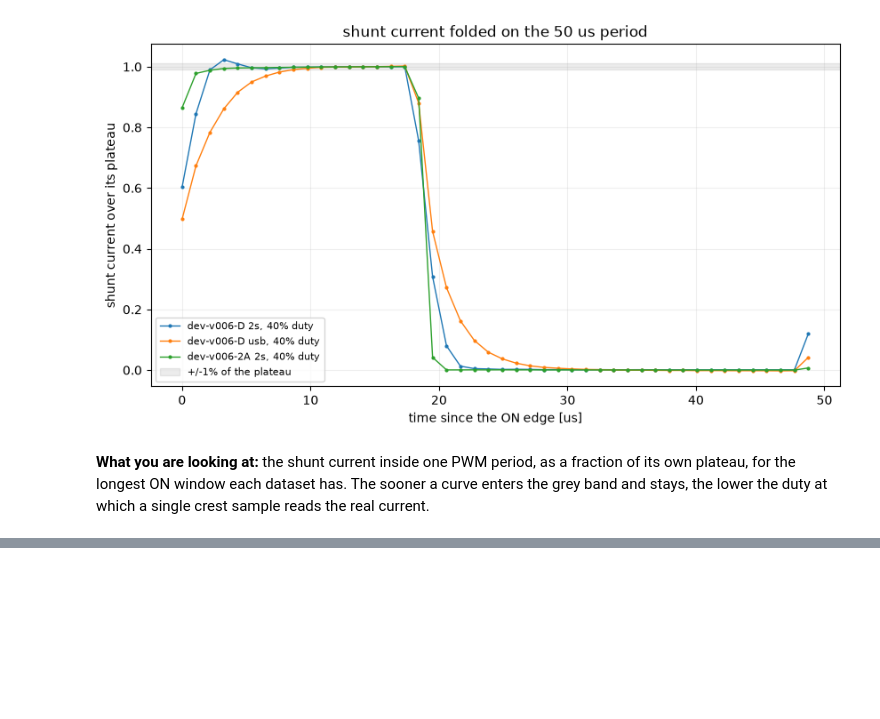
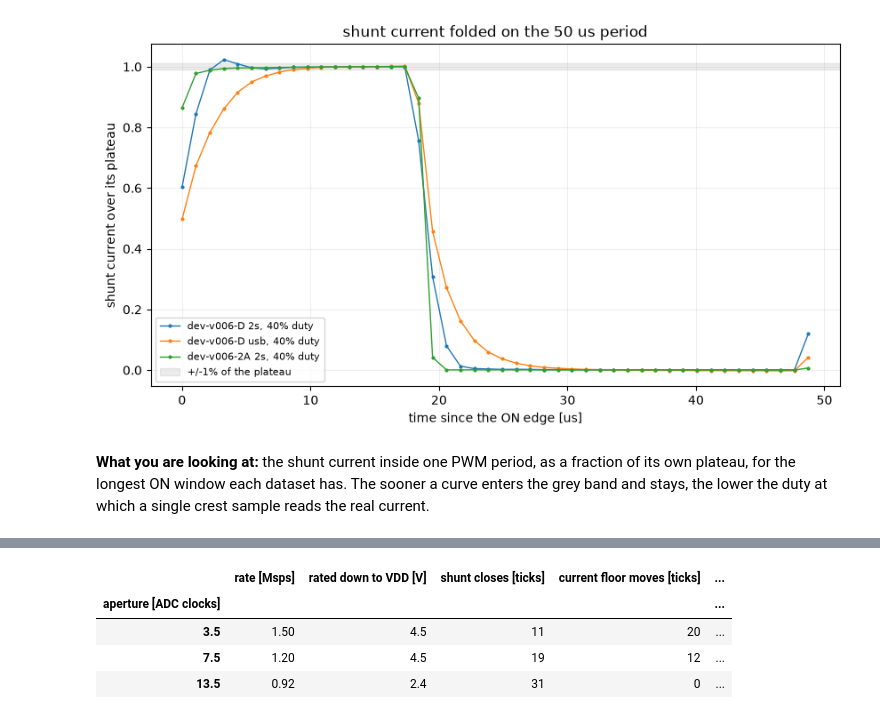
Before and after one commit to OpenServoCore/open-servo-core, a Jupyter notebook: notebooks/10-sense-chain-boards.ipynb, the cells around one changed output, grey strips where cells are left out. Cells and saved outputs as stored; diff of their text form; code cells hidden in the pictures; blank space fills up the shorter version.

```diff
--- a/notebooks/10-sense-chain-boards.ipynb
+++ b/notebooks/10-sense-chain-boards.ipynb
@@ -868,0 +1150,17 @@ the bridge off.
+# %%
+for k, d in GDS.items():
+    b = d.board
+    duties = sorted(dd for kk, dd in FINE if kk == k)
+    shape = {}
+    for duty in duties:
+        p = FINE[(k, duty)]
+        ref = p[(p.index >= 130) & (p.index <= 170)].mean()
+        shape[f"{duty}%, {ref:.2f} A"] = (p / ref).reindex([-8, 0, 8, 16, 24, 48, 96]).round(3)
+    print(LABEL[k], "- each fold over its own reading 130-170 ticks after the half-way point")
+    print(pd.DataFrame(shape).T.to_string())
+    p = FINE[(k, duties[-1])]
+    seg = (p / p[(p.index >= 130) & (p.index <= 170)].mean())[(p.index >= 0) & (p.index <= 24)]
+    tau = -1 / np.polyfit(seg.index, np.log(1 - seg), 1)[0]
+    slope = (p * b.shunt_ohm * b.amp_gain).diff().max() / 4 * 48     # V/us at the amplifier output
+    print(f"  half-way to 24 ticks closes with a time constant of {tau:.1f} ticks ({tau / 48 * 1e3:.0f} ns); "
+          f"steepest {slope:.1f} V/us at the amplifier output\n")
@@ -868,0 +1202,76 @@ the bridge off.
+# %%
+TAP_CAP_PF = {"dev-v006-D": 150, "dev-v006-2A": 100}     # Cv on each board, from its notes
+rows = []
+for k, d in GDS.items():
+    if d.supply != "2s":
+        continue
+    b = d.board
+    r_th = b.vmotor_div_top * b.vmotor_div_bot / (b.vmotor_div_top + b.vmotor_div_bot)
+    rc = r_th * TAP_CAP_PF[b.key] * 1e-12 * 48e6
+    taps = [("A", "vmotor_a", "+", 1)] + ([("B", "vmotor_b", "-", 2)] if ROUTE[k] == "ab" else [])
+    for name, col, sgn, slot in taps:
+        lv = []
+        for cap in d.captures("ladder"):
+            for rec in d.recordings("ladder", cap):
+                df = frame(rec)
+                vb = df[df["seg"] == 0][col].median()
+                for seg, g in df[df["seg"] > 0].groupby("seg"):
+                    g = settled(g)
+                    q = g["duty_q15"].median()
+                    if len(g) < 20 or (q > 0) != (sgn == "+"):
+                        continue
+                    bias = g["vmotor_b"].mean() if ROUTE[k] == "a" else vb
+                    lv.append({"ticks": drive_ticks(q, b), "v": b.term_v(g[col].mean(), bias)})
+        lv = pd.DataFrame(lv).groupby("ticks")["v"].mean()
+        full = lv[(lv.index > lv.index.min() + 24) & (lv.index <= 300)].median()
+        part = lv[(lv / full > 0.1) & (lv / full < 0.9)]
+        for h, v in part.items():
+            # f = exp(-late / RC): how long after the fall began the sample closed
+            cut = h + rc * np.log(full / v)
+            rows.append({"dataset": LABEL[k], "tap": name, "rung [ticks]": h, "reads [% of high]": v / full * 100,
+                         "RC [ticks]": rc, "stops seeing the window [ticks]": cut,
+                         "sample closes [ticks]": sample_close(slot),
+                         "turn-off lag [ticks]": sample_close(slot) - cut})
+TAPS = pd.DataFrame(rows)
+print(TAPS.round(1).to_string(index=False))
+LAG = TAPS["turn-off lag [ticks]"].mean()
+print(f"\ntap B on either board stops seeing the window about {sample_close(2) - LAG:.0f} ticks after the crest\n")
+
+# The same geometry with a shorter aperture on slots 0-2. A tap's 100 pF holds the sample cap's
+# 4 pF (datasheet Table 3-23) to a 3.8% kick at connection, which the tap recovers through its
+# Thevenin resistance; the step is tap B after tap A with A driven and B low.
+d2a = next(d for d in GDS.values() if d.board.key == "dev-v006-2A")
+b = d2a.board
+
+
+def tap_raw(d, col, sgn, ticks):
+    vals = []
+    for cap in d.captures("ladder"):
+        for rec in d.recordings("ladder", cap):
+            for seg, g in frame(rec).groupby("seg"):
+                g = settled(g)
+                q = g["duty_q15"].median() if len(g) else 0
+                if seg > 0 and len(g) >= 20 and drive_ticks(q, d.board) == ticks and (q > 0) == (sgn == "+"):
+                    vals.append(g[col].mean())
+    return np.mean(vals)
+
+
+# tap A driven high less tap A driven low, both at the 25% rungs
+step = tap_raw(d2a, "vmotor_a", "+", 300) - tap_raw(d2a, "vmotor_a", "-", 300)
+print(f"tap B after tap A at full swing: a {step:.0f}-count step")
+r_th = b.vmotor_div_top * b.vmotor_div_bot / (b.vmotor_div_top + b.vmotor_div_bot)
+c_adc, c_tap = 4e-12, 100e-12
+rows = []
+for cycles in (3.5, 7.5, 13.5):
+    ap = int(cycles * 2)
+    t_ap = cycles / 24e6
+    rows.append({"aperture [ADC clocks]": cycles, "rate [Msps]": 24 / (cycles + 12.5),
+                 "rated down to VDD [V]": 2.4 if 24 / (cycles + 12.5) <= 1 else 4.5,
+                 "shunt closes [ticks]": sample_close(0, ap),
+                 "current floor moves [ticks]": APERTURE_TICKS - ap,
+                 "tap B closes [ticks]": sample_close(2, ap),
+                 "tap B floor [ticks]": sample_close(2, ap) - LAG,
+                 "tap residual after the aperture [counts]":
+                     step * c_adc / (c_adc + c_tap) * np.exp(-t_ap / (r_th * (c_adc + c_tap)))})
+pd.DataFrame(rows).set_index("aperture [ADC clocks]").round(2)
+# %% [output]
@@ -868,0 +1285,5 @@ the bridge off.
+|  | rate [Msps] | rated down to VDD [V] | shunt closes [ticks] | current floor moves [ticks] | ... |
+| aperture [ADC clocks] |  |  |  |  | ... |
+| 3.5 | 1.50 | 4.5 | 11 | 20 | ... |
+| 7.5 | 1.20 | 4.5 | 19 | 12 | ... |
+| 13.5 | 0.92 | 2.4 | 31 | 0 | ... |
```
Also changed, not shown: parts of 16 cells of this notebook, 1 other file.
